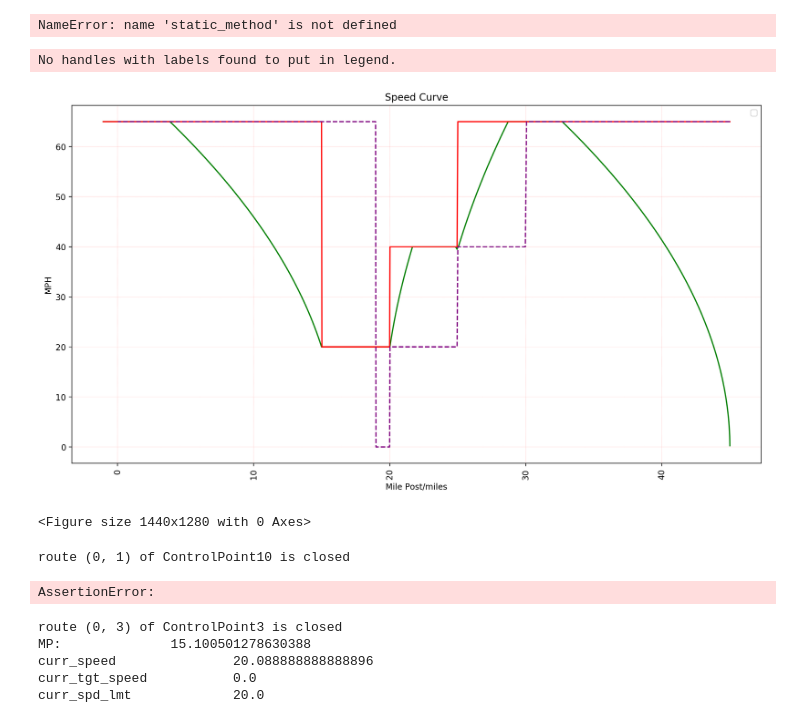
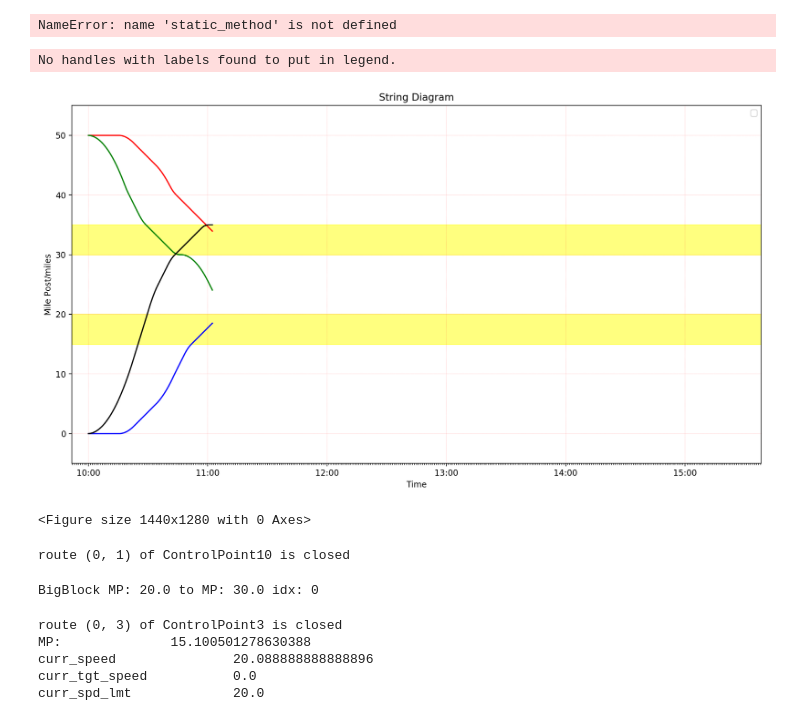
Before and after one commit to hegxiten/PyRailSim, a Jupyter notebook: OOD_Train/system_development.ipynb, the cells around one changed output. Drawn from its saved outputs; the diff is of its cells as text; code cells hidden in the pictures.

```diff
--- a/OOD_Train/system_development.ipynb
+++ b/OOD_Train/system_development.ipynb
@@ -333,7 +441,7 @@ def string_diagram(sys, start_time, end_time):
     for i in range(len(x)):
         assert len(x[i]) == len(y[i])
     train_idx = list(range(len(x)))
-    t_color = [colors[x.index(i)%color_num] for i in x]
+    t_color = [colors[i%color_num] for i in range(len(x))]
     min_t, max_t = min([i[0] for i in x if i]), max([i[-1] for i in x if i])
 
     #plt.ion()
@@ -377,7 +485,6 @@ def string_diagram(sys, start_time, end_time):
     #     plt.pause(0.00001)
     #===============================================================================
     for n in range(len(x)):
-        #assert len(x[n]) == len(y[n]) == t_color[n]
         plt.plot([mdates.date2num(i) for i in x[n]], y[n], color=t_color[n])
     plt.gca().axhspan(15,20,color='yellow',alpha=0.5)
     plt.gca().axhspan(30,35,color='yellow',alpha=0.5)
@@ -391,48 +498,45 @@ def speed_curve(sys, train):
     '''To draw the speed curve based on a train's mileposts and speed .
     '''
     colors = ['red','green','purple']
     mp, spd, spdlmt, tgt_spd = [], [], [], []
     for i in range(len(train.pos_spd_list)):
         mp.append(train.pos_spd_list[i][0])
         spd.append(abs(train.pos_spd_list[i][1]*3600))
         spdlmt.append(train.pos_spd_list[i][2]*3600)
         tgt_spd.append(train.pos_spd_list[i][3]*3600)
 
     min_mp, max_mp = min(mp), max(mp)
 
     #plt.ion()
     plt.title('Speed Curve')
     plt.xticks(rotation=90)
     plt.grid(True, linestyle = "-.", color = "r", linewidth = "0.1")
     plt.legend()
     plt.xlabel('Mile Post/miles')
     plt.ylabel('MPH')
     plt.plot(mp, spd, color=colors[1])  # train speed
     plt.plot(mp, spdlmt, color=colors[0])  # train speed lmt
     plt.plot(mp, tgt_spd, '--', color=colors[2])  # train tgt speed
 
     plt.figure(figsize=(18, 16), dpi= 80, facecolor='w', edgecolor='k')
     plt.rcParams['figure.dpi'] = 200
     import pylab; pylab.rcParams['figure.figsize'] = (15.0, 8.0)
     plt.show()
     #plt.ioff()
-# string_diagram(sys, sim_init_time, sim_term_time)
-speed_curve(sys, T166)
+string_diagram(sys, sim_init_time, sim_term_time)
+# speed_curve(sys, K166)
 # %% [output]
 No handles with labels found to put in legend.
-[figure, old version]
+[figure, new version]
 <Figure size 1440x1280 with 0 Axes>
-# %%
-while not T165.stopped:
-    T166.update_acc()
-    T165.update_acc()
-    sys.sys_time += sys.refresh_time
-# %% [output]
-route (0, 1) of ControlPoint10 is closed
-# %%
-T166.curr_speed * T166.system.refresh_time + 0.5 * T166.curr_acc * T166.system.refresh_time ** 2
-# %% [output]
-AssertionError:
+# %%
+G.nodes()
+# %% [output]
+route (0, 1) of ControlPoint10 is closed
+# %%
+T166.curr_track.bigblock.
+# %% [output]
+BigBlock MP: 20.0 to MP: 30.0 idx: 0
 # %%
 T165.update_acc()
 sys.sys_time+=sys.refresh_time
```
Also changed, not shown: parts of 4 cells of this notebook, 2 other files.
